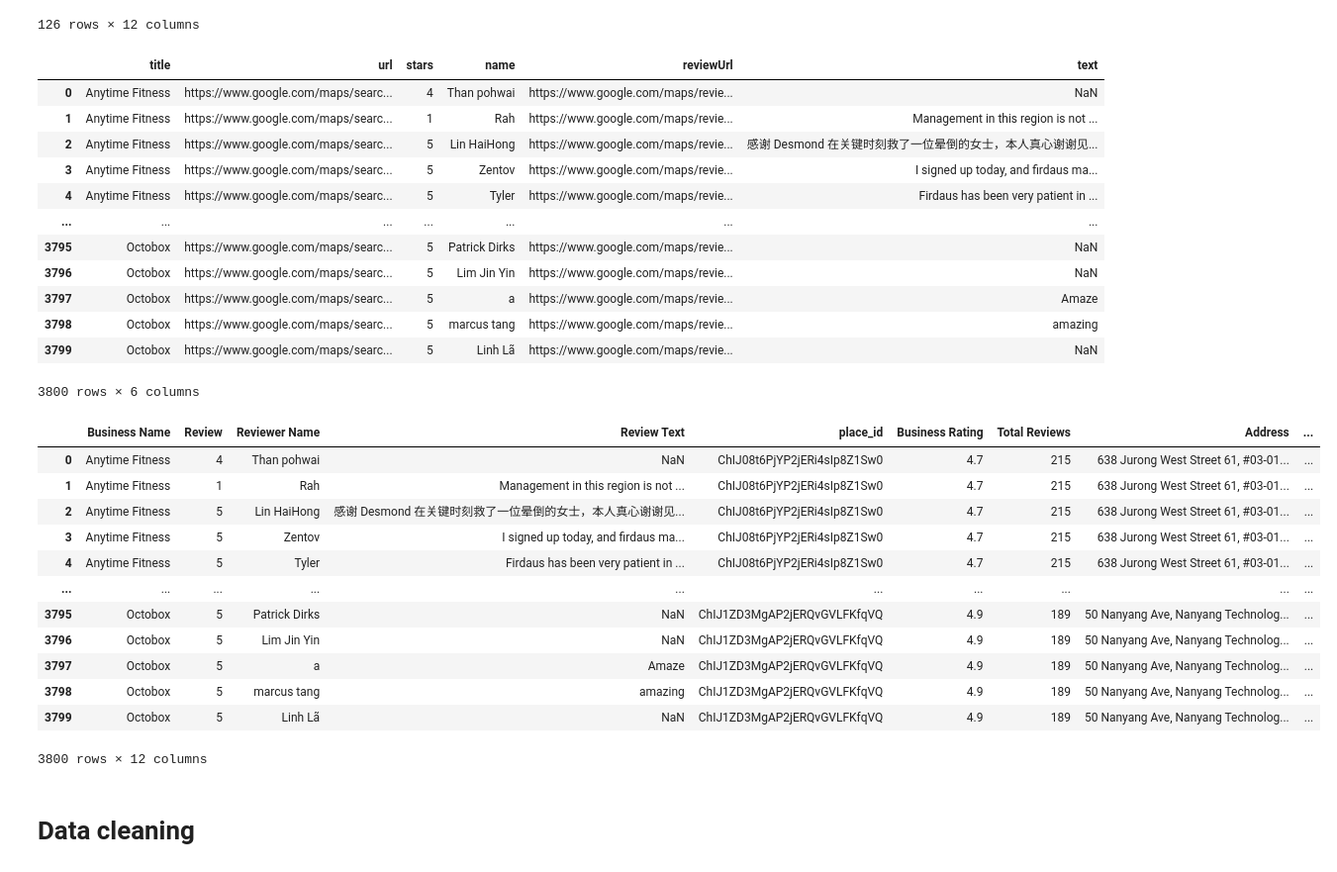
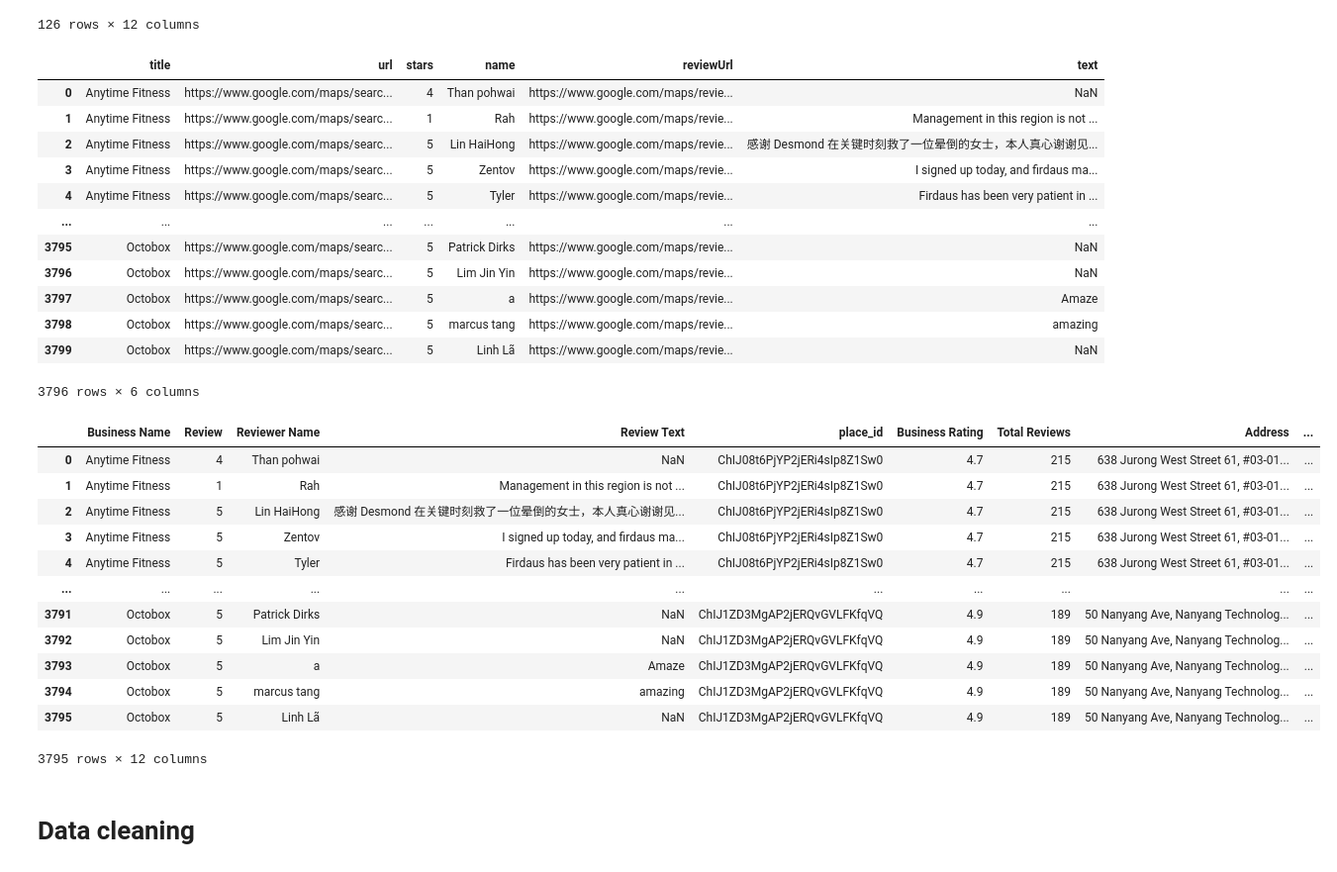
Before and after one commit to alvinnnnnnnnnn/TikTokJamFest, a Jupyter notebook: training.ipynb, the cells around one changed output. Shown: that part at 99% size. Saved outputs shown, nothing was run; the diff lists cells and outputs as text; code cells hidden in the pictures.

Commit message:
upload final data processing code + final_df to be used

```diff
--- a/training.ipynb
+++ b/training.ipynb
@@ -28,6 +28,7 @@ from datasets import Dataset
 scraped data from apify google maps review scraper as well as google maps scraper
 # %%
 place_data = pd.read_csv('dataset/places_data.csv')
+place_data = place_data.drop_duplicates()
 place_data
 # %% [output]
 |  | title | totalScore | reviewsCount | street | city | state | countryCode | website | phone | ... |
@@ -45,6 +46,7 @@ place_data
 126 rows × 12 columns
 # %%
 review_data = pd.read_csv('dataset/all_reviews.csv')
+review_data= review_data.drop_duplicates()
 review_data
 # %% [output]
 |  | title | url | stars | name | reviewUrl | text |
@@ -59,32 +61,33 @@ review_data
 | 3797 | Octobox | https://www.google.com/maps/searc... | 5 | a | https://www.google.com/maps/revie... | Amaze |
 | 3798 | Octobox | https://www.google.com/maps/searc... | 5 | marcus tang | https://www.google.com/maps/revie... | amazing |
 | 3799 | Octobox | https://www.google.com/maps/searc... | 5 | Linh Lã | https://www.google.com/maps/revie... | NaN |
-3800 rows × 6 columns
+3796 rows × 6 columns
 # %%
 place_data["place_id"] = place_data["url"].apply(lambda x: re.search(r"place_id=([^&]+)", x).group(1) if pd.notnull(x) and re.search(r"place_id=([^&]+)", x) else None)
 review_data["place_id"] = review_data["url"].apply(lambda x: re.search(r"place_id=([^&]+)", x).group(1) if pd.notnull(x) and re.search(r"place_id=([^&]+)", x) else None)
 
 df = pd.merge(review_data[['title', 'stars', 'name', 'text', 'place_id']],
               place_data[['totalScore', 'reviewsCount', 'street', 'website', 'phone', 'countryCode', 'categoryName', 'place_id']],
               on='place_id', how='left')
 df = df.rename(columns={'title': 'Business Name', 'stars': 'Review', 'name': 'Reviewer Name', 'text': 'Review Text',
                         'totalScore': 'Business Rating', 'reviewsCount': 'Total Reviews', 'street': 'Address',
                         'countryCode': 'Country Code', 'categoryName': 'Category'})
+df = df.drop_duplicates()
 df
 # %% [output]
 |  | Business Name | Review | Reviewer Name | Review Text | place_id | Business Rating | Total Reviews | Address | ... |
 | 0 | Anytime Fitness | 4 | Than pohwai | NaN | ChIJ08t6PjYP2jERi4sIp8Z1Sw0 | 4.7 | 215 | 638 Jurong West Street 61, #03-01... | ... |
 | 1 | Anytime Fitness | 1 | Rah | Management in this region is not ... | ChIJ08t6PjYP2jERi4sIp8Z1Sw0 | 4.7 | 215 | 638 Jurong West Street 61, #03-01... | ... |
 | 2 | Anytime Fitness | 5 | Lin HaiHong | 感谢 Desmond 在关键时刻救了一位晕倒的女士，本人真心谢谢见... | ChIJ08t6PjYP2jERi4sIp8Z1Sw0 | 4.7 | 215 | 638 Jurong West Street 61, #03-01... | ... |
 | 3 | Anytime Fitness | 5 | Zentov | I signed up today, and firdaus ma... | ChIJ08t6PjYP2jERi4sIp8Z1Sw0 | 4.7 | 215 | 638 Jurong West Street 61, #03-01... | ... |
 | 4 | Anytime Fitness | 5 | Tyler | Firdaus has been very patient in ... | ChIJ08t6PjYP2jERi4sIp8Z1Sw0 | 4.7 | 215 | 638 Jurong West Street 61, #03-01... | ... |
 | ... | ... | ... | ... | ... | ... | ... | ... | ... | ... |
-| 3795 | Octobox | 5 | Patrick Dirks | NaN | ChIJ1ZD3MgAP2jERQvGVLFKfqVQ | 4.9 | 189 | 50 Nanyang Ave, Nanyang Technolog... | ... |
-| 3796 | Octobox | 5 | Lim Jin Yin | NaN | ChIJ1ZD3MgAP2jERQvGVLFKfqVQ | 4.9 | 189 | 50 Nanyang Ave, Nanyang Technolog... | ... |
-| 3797 | Octobox | 5 | a | Amaze | ChIJ1ZD3MgAP2jERQvGVLFKfqVQ | 4.9 | 189 | 50 Nanyang Ave, Nanyang Technolog... | ... |
-| 3798 | Octobox | 5 | marcus tang | amazing | ChIJ1ZD3MgAP2jERQvGVLFKfqVQ | 4.9 | 189 | 50 Nanyang Ave, Nanyang Technolog... | ... |
-| 3799 | Octobox | 5 | Linh Lã | NaN | ChIJ1ZD3MgAP2jERQvGVLFKfqVQ | 4.9 | 189 | 50 Nanyang Ave, Nanyang Technolog... | ... |
+| 3791 | Octobox | 5 | Patrick Dirks | NaN | ChIJ1ZD3MgAP2jERQvGVLFKfqVQ | 4.9 | 189 | 50 Nanyang Ave, Nanyang Technolog... | ... |
+| 3792 | Octobox | 5 | Lim Jin Yin | NaN | ChIJ1ZD3MgAP2jERQvGVLFKfqVQ | 4.9 | 189 | 50 Nanyang Ave, Nanyang Technolog... | ... |
+| 3793 | Octobox | 5 | a | Amaze | ChIJ1ZD3MgAP2jERQvGVLFKfqVQ | 4.9 | 189 | 50 Nanyang Ave, Nanyang Technolog... | ... |
+| 3794 | Octobox | 5 | marcus tang | amazing | ChIJ1ZD3MgAP2jERQvGVLFKfqVQ | 4.9 | 189 | 50 Nanyang Ave, Nanyang Technolog... | ... |
+| 3795 | Octobox | 5 | Linh Lã | NaN | ChIJ1ZD3MgAP2jERQvGVLFKfqVQ | 4.9 | 189 | 50 Nanyang Ave, Nanyang Technolog... | ... |
-3800 rows × 12 columns
+3795 rows × 12 columns
 # %% [markdown]
 # Data cleaning
 # %% [markdown]
```
Also changed, not shown: parts of 13 cells of this notebook, 1 other file.
